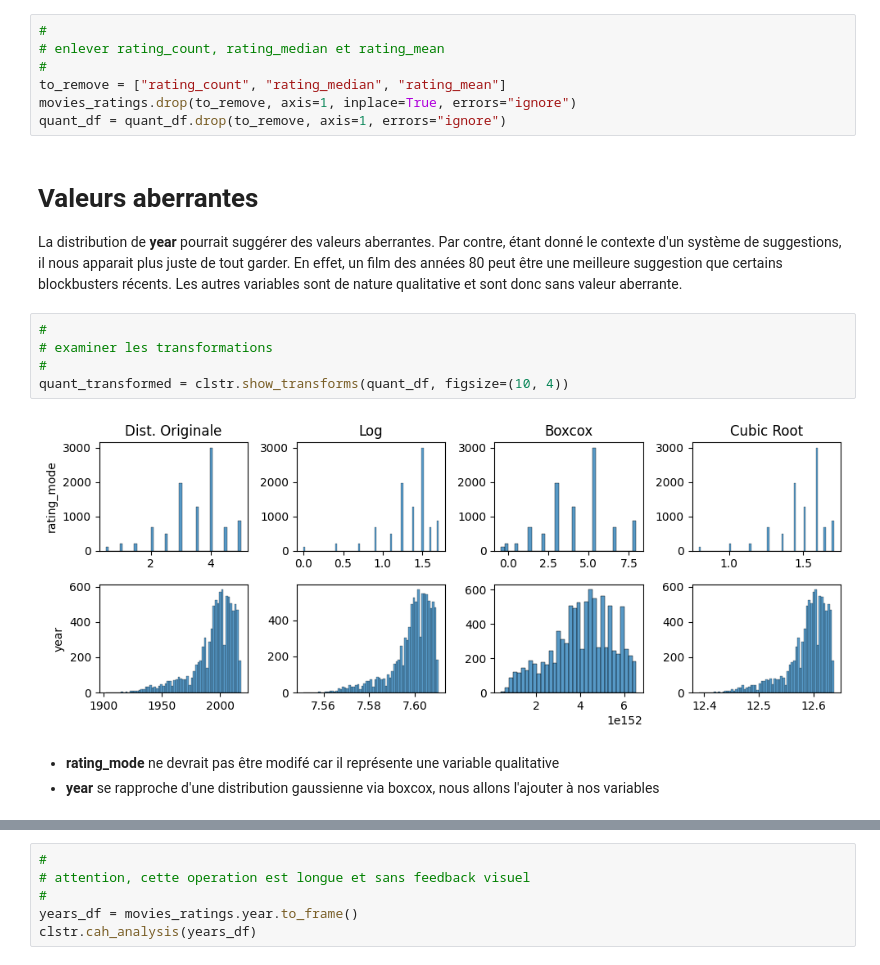
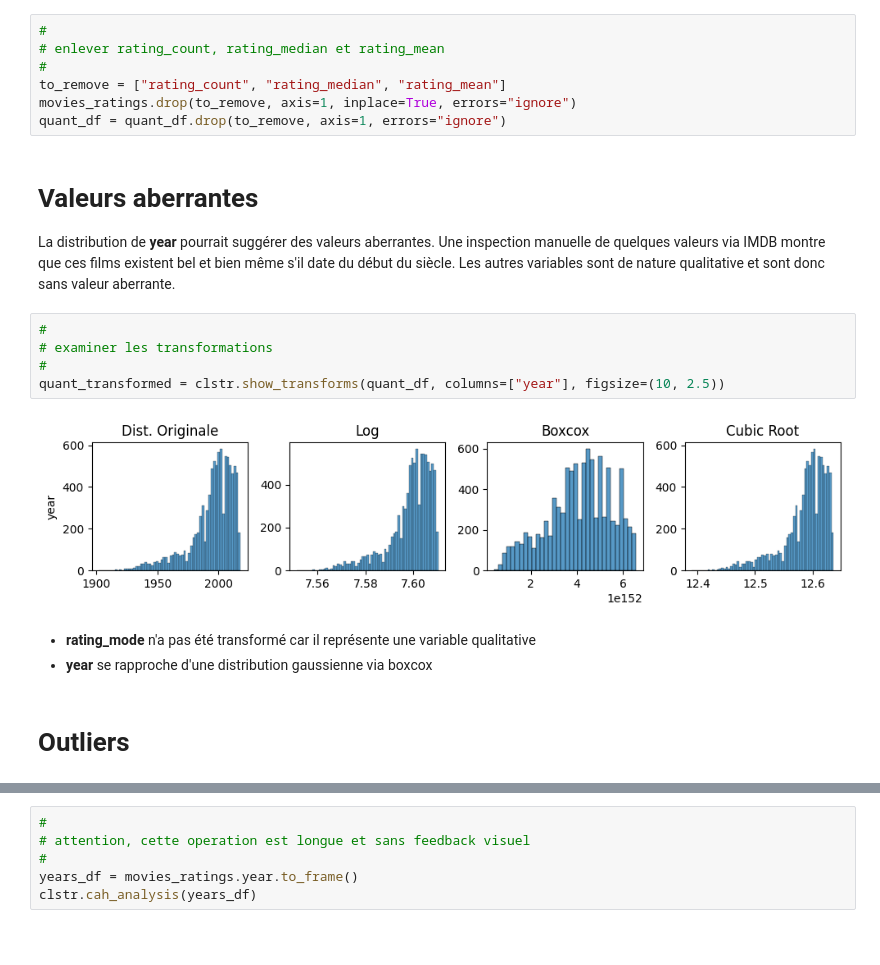
Before and after one commit to jfgagnon00/MovieLens, a Jupyter notebook: A56.ipynb, the cells around one changed output, grey strips where cells are left out. Saved outputs shown, nothing was run; the diff lists cells and outputs as text; blank space fills up the shorter version.

Commit message:
bug fix + ajout conclusion

```diff
--- a/A56.ipynb
+++ b/A56.ipynb
@@ -1011,14 +952,16 @@ quant_df = quant_df.drop(to_remove, axis=1, errors="ignore")
 # %% [markdown]
 # Valeurs aberrantes
 
-La distribution de **year** pourrait suggérer des valeurs aberrantes. Par contre, étant donné le contexte d'un système de suggestions, il nous apparait plus juste de tout garder. En effet, un film des années 80 peut être une meilleure suggestion que certains blockbusters récents. Les autres variables sont de nature qualitative et sont donc sans valeur aberrante.
+La distribution de **year** pourrait suggérer des valeurs aberrantes. Une inspection manuelle de quelques valeurs via IMDB montre que ces films existent bel et bien même s'il date du début du siècle. Les autres variables sont de nature qualitative et sont donc sans valeur aberrante.
 # %%
 #
 # examiner les transformations
 #
-quant_transformed = clstr.show_transforms(quant_df, figsize=(10, 4))
+quant_transformed = clstr.show_transforms(quant_df, columns=["year"], figsize=(10, 2.5))
 # %% [output]
-[figure, old version]
+[figure, new version]
 # %% [markdown]
-* **rating_mode** ne devrait pas être modifé car il représente une variable qualitative
-* **year** se rapproche d'une distribution gaussienne via boxcox, nous allons l'ajouter à nos variables
+* **rating_mode** n'a pas été transformé car il représente une variable qualitative
+* **year** se rapproche d'une distribution gaussienne via boxcox
+# %% [markdown]
+# Outliers
```
Also changed, not shown: parts of 24 cells of this notebook, 1 other file.
